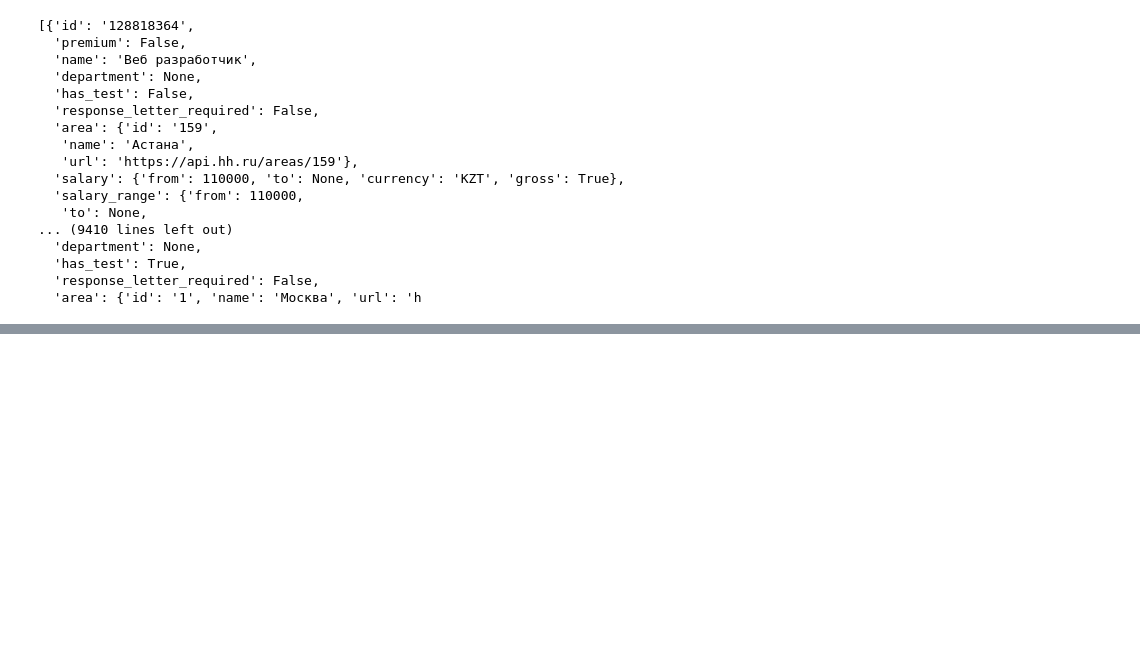
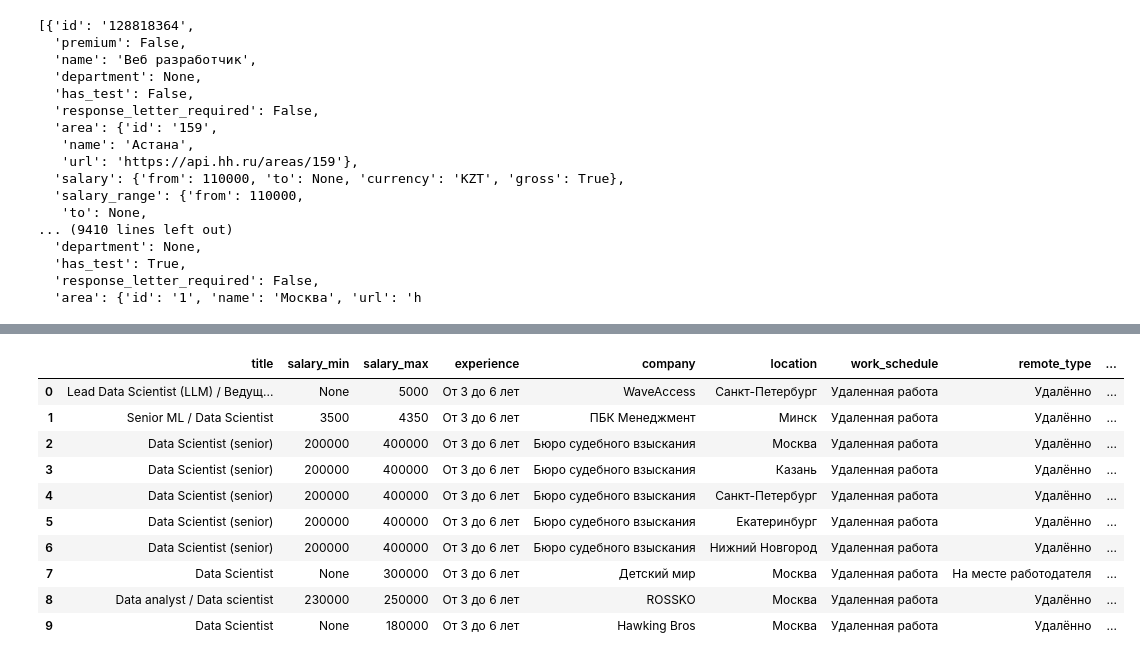
Before and after one commit to Placebo-relay/Introduction_to_AI, a Jupyter notebook: 3. API.ipynb, the cells around one changed output, grey strips where cells are left out. Saved outputs shown, nothing was run; the diff lists cells and outputs as text; code cells hidden in the pictures; blank space fills up the shorter version.

```diff
--- a/3. API.ipynb
+++ b/3. API.ipynb
@@ -259,0 +336,20 @@ if response.status_code == 200:
+# %%
+import pandas as pd
+
+data = pd.DataFrame(columns=[
+    'title',               # Название
+    'salary_min',          # ЗП от
+    'salary_max',          # ЗП до
+    'experience',          # Опыт 3-6
+    'company',             # Компания
+    'location',            # Локация
+    'work_schedule',       # График = удаленка
+    'remote_type',         # Формат
+    'key_requirements',    # Ключевые требования
+    'is_trusted_employer', # Проверенный работодатель
+    'has_test',            # Тест!
+    'url'                  # Ссылка
+])
+
+for col in data.columns:
+    print(f"  -> {col}")
@@ -259,0 +369,57 @@ if response.status_code == 200:
+# %%
+for page in vacancies:
+    if 'items' not in page:
+        continue
+
+    for vacancy in page['items']:
+        row = {
+            'title': vacancy.get('name', ''),
+            'url': vacancy.get('alternate_url', ''),
+        }
+
+        salary_data = vacancy.get('salary')
+        if salary_data:
+            row['salary_min'] = salary_data.get('from')
+            row['salary_max'] = salary_data.get('to')
+        else:
+            row['salary_min'] = None
+            row['salary_max'] = None
+
+        experience_data = vacancy.get('experience', {})
+        row['experience'] = experience_data.get('name', '') if experience_data else ''
+
+        employer_data = vacancy.get('employer', {})
+        row['company'] = employer_data.get('name', '')
+        row['is_trusted_employer'] = employer_data.get('trusted', False)
+
+        area_data = vacancy.get('area', {})
+        row['location'] = area_data.get('name', '')
+
+        schedule_data = vacancy.get('schedule', {})
+        row['work_schedule'] = schedule_data.get('name', '')
+
+        work_format_data = vacancy.get('work_format', [{}])
+        row['remote_type'] = work_format_data[0].get('name', '') if work_format_data else ''
+
+        snippet_data = vacancy.get('snippet', {})
+        requirements = snippet_data.get('requirement', '')
+        row['key_requirements'] = requirements[:150] if requirements else ''
+
+        row['has_test'] = vacancy.get('has_test', False)
+
+        new_row_df = pd.DataFrame([row])
+        data = pd.concat([data, new_row_df], ignore_index=True)
+
+data
+# %% [output]
+|  | title | salary_min | salary_max | experience | company | location | work_schedule | remote_type | ... |
+| 0 | Lead Data Scientist (LLM) / Ведущ... | None | 5000 | От 3 до 6 лет | WaveAccess | Санкт-Петербург | Удаленная работа | Удалённо | ... |
+| 1 | Senior ML / Data Scientist | 3500 | 4350 | От 3 до 6 лет | ПБК Менеджмент | Минск | Удаленная работа | Удалённо | ... |
+| 2 | Data Scientist (senior) | 200000 | 400000 | От 3 до 6 лет | Бюро судебного взыскания | Москва | Удаленная работа | Удалённо | ... |
+| 3 | Data Scientist (senior) | 200000 | 400000 | От 3 до 6 лет | Бюро судебного взыскания | Казань | Удаленная работа | Удалённо | ... |
+| 4 | Data Scientist (senior) | 200000 | 400000 | От 3 до 6 лет | Бюро судебного взыскания | Санкт-Петербург | Удаленная работа | Удалённо | ... |
+| 5 | Data Scientist (senior) | 200000 | 400000 | От 3 до 6 лет | Бюро судебного взыскания | Екатеринбург | Удаленная работа | Удалённо | ... |
+| 6 | Data Scientist (senior) | 200000 | 400000 | От 3 до 6 лет | Бюро судебного взыскания | Нижний Новгород | Удаленная работа | Удалённо | ... |
+| 7 | Data Scientist | None | 300000 | От 3 до 6 лет | Детский мир | Москва | Удаленная работа | На месте работодателя | ... |
+| 8 | Data analyst / Data scientist | 230000 | 250000 | От 3 до 6 лет | ROSSKO | Москва | Удаленная работа | Удалённо | ... |
+| 9 | Data Scientist | None | 180000 | От 3 до 6 лет | Hawking Bros | Москва | Удаленная работа | Удалённо | ... |
```
Also changed, not shown: parts of 11 cells of this notebook.
